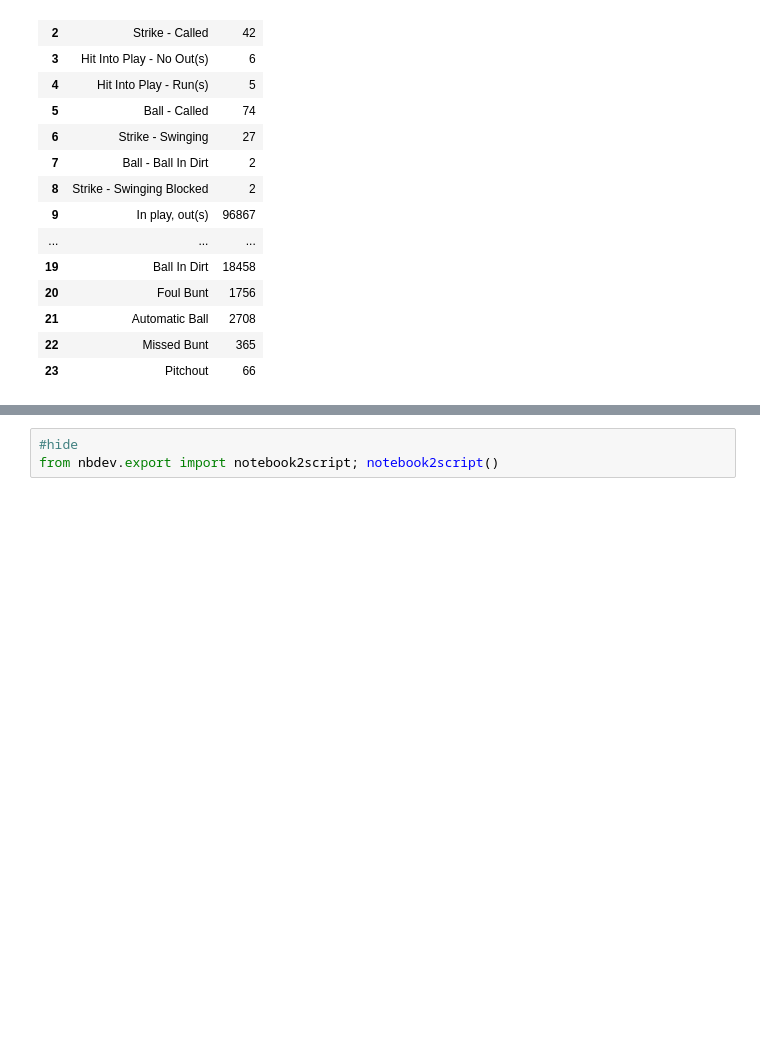
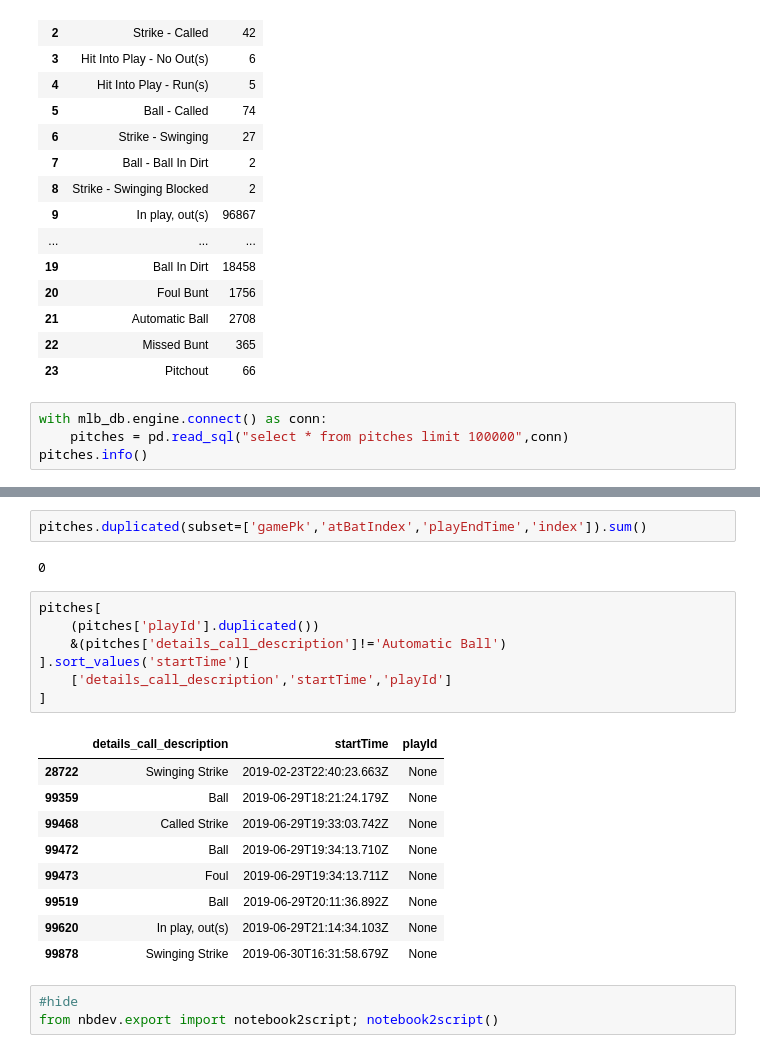
Before and after one commit to schlinkertc/MLB_DataDevTools, a Jupyter notebook: 00_core.ipynb, the cells around one changed output, grey strips where cells are left out. Saved outputs shown, nothing was run; the diff lists cells and outputs as text; blank space fills up the shorter version.

```diff
--- a/00_core.ipynb
+++ b/00_core.ipynb
@@ -184,3 +237,7 @@ mlb_db.cached_query(q)
 | 21 | Automatic Ball | 2708 |
 | 22 | Missed Bunt | 365 |
 | 23 | Pitchout | 66 |
+# %%
+with mlb_db.engine.connect() as conn:
+    pitches = pd.read_sql("select * from pitches limit 100000",conn)
+pitches.info()
@@ -187,3 +262,24 @@ mlb_db.cached_query(q)
+# %%
+pitches.duplicated(subset=['gamePk','atBatIndex','playEndTime','index']).sum()
+# %% [output]
+0
+# %%
+pitches[
+    (pitches['playId'].duplicated())
+    &(pitches['details_call_description']!='Automatic Ball')
+].sort_values('startTime')[
+    ['details_call_description','startTime','playId']
+]
+# %% [output]
+|  | details_call_description | startTime | playId |
+| 28722 | Swinging Strike | 2019-02-23T22:40:23.663Z | None |
+| 99359 | Ball | 2019-06-29T18:21:24.179Z | None |
+| 99468 | Called Strike | 2019-06-29T19:33:03.742Z | None |
+| 99472 | Ball | 2019-06-29T19:34:13.710Z | None |
+| 99473 | Foul | 2019-06-29T19:34:13.711Z | None |
+| 99519 | Ball | 2019-06-29T20:11:36.892Z | None |
+| 99620 | In play, out(s) | 2019-06-29T21:14:34.103Z | None |
+| 99878 | Swinging Strike | 2019-06-30T16:31:58.679Z | None |
 # %%
 #hide
 from nbdev.export import notebook2script; notebook2script()
```
Also changed, not shown: parts of 10 cells of this notebook, 1 other file.
